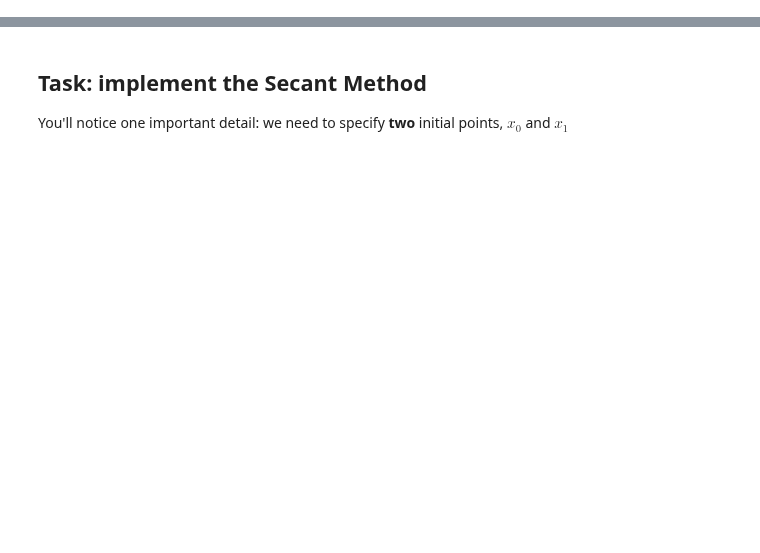
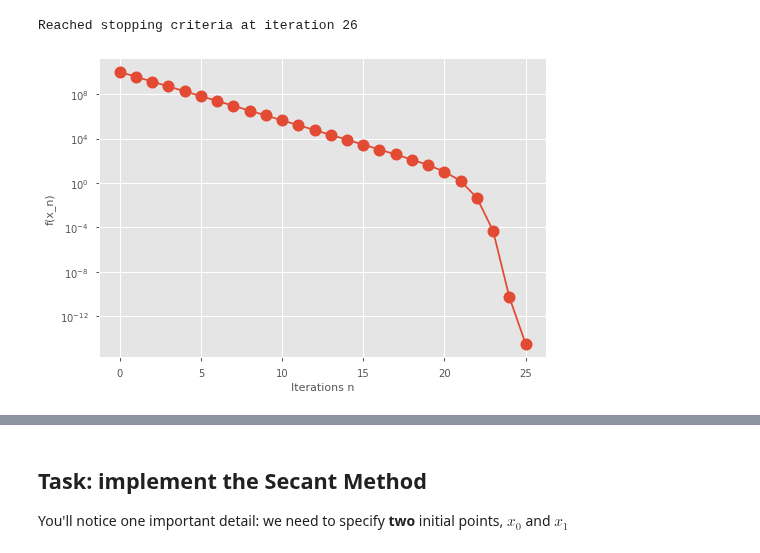
Before and after one commit to stephenbeckr/numerical-analysis-class, a Jupyter notebook: Demos/Ch2_NewtonsMethod.ipynb, the cells around one changed output, grey strips where cells are left out. Drawn from its saved outputs; the diff is of its cells as text; code cells hidden in the pictures; blank space fills up the shorter version.

```diff
--- a/Demos/Ch2_NewtonsMethod.ipynb
+++ b/Demos/Ch2_NewtonsMethod.ipynb
@@ -62,5 +57,49 @@ def Newton(f,fprime,x0,maxIter = 100):
+# %%
+# Basic code
+def Newton_simple(f,fprime,x0,maxIter = 100):
+
+  x   = np.asarray(x0).copy() # in case it is np.array, we want to do a copy
+  # (np.assarray will do nothing if input is already an np.array, and if it isn't,
+  #  it'll try to convert it to one, e.g., convert a List to np.array)
+
+  for n in range(1,maxIter):
+    x  = x - f(x)/fprime(x)
+  return x
+
+# Fancier code (with saved output and nicer stopping conditions)
+def Newton(f,fprime,x0,maxIter = 100, fTol = 1e-8, relTol = 1e-8):
+  history_x  = np.zeros(maxIter)
+  history_fx = np.zeros(maxIter)
+  x   = np.asarray(x0,dtype=np.double).copy()
+  fx  = f(x)
+  history_x[0]  = x
+  history_fx[0] = fx
+  for n in range(1,maxIter):
+    try:
+      x -= fx / fprime(x)
+    except ZeroDivisionError:
+      return x, history_x, history_fx
+    #print(x,fprime(x)) # for debugging
+    fx = f(x)
+    history_x[n] = x
+    history_fx[n] = fx
+    if np.abs(fx) <= fTol or np.abs(x-history_x[n-1])/max(1e-15,x) <= relTol:
+      print('Reached stopping criteria at iteration',n)
+      history_x  = history_x[:n]
+      history_fx = history_fx[:n]
+      break
+  return x, history_x, history_fx
 # %%
 # Now, run Newton's method on the function f
 fprime = lambda y : np.exp(y) + y*np.exp(y)
 
-p = Newton(f,fprime,2,20)
+x0  = 20
+p, history_x, history_fx = Newton(f,fprime,x0,maxIter=50,fTol = 1e-15,relTol = 1e-15)
+p
+plt.plot(abs(history_fx),'o-',MarkerSize=12);
+plt.yscale("log")
+plt.xlabel("Iterations n")
+plt.ylabel("f(x_n)");
+# %% [output]
+Reached stopping criteria at iteration 26
+[figure, added]
```
Also changed, not shown: parts of 9 cells of this notebook.
